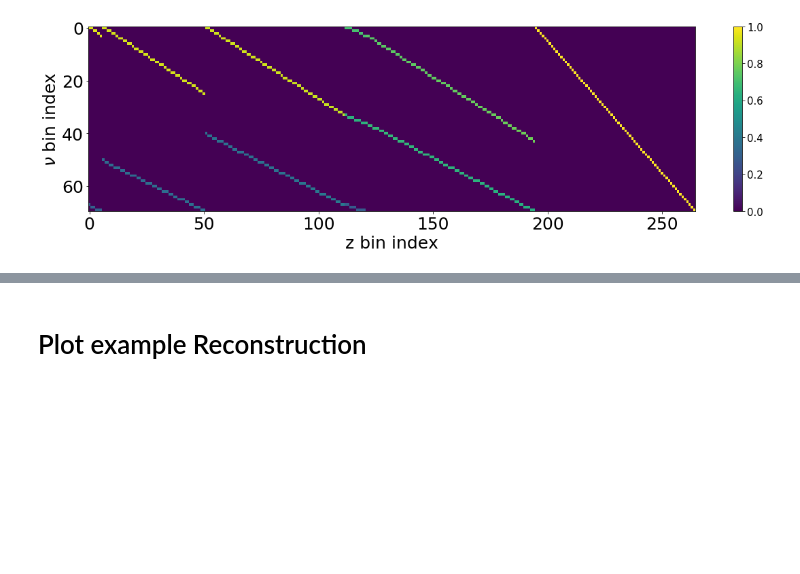
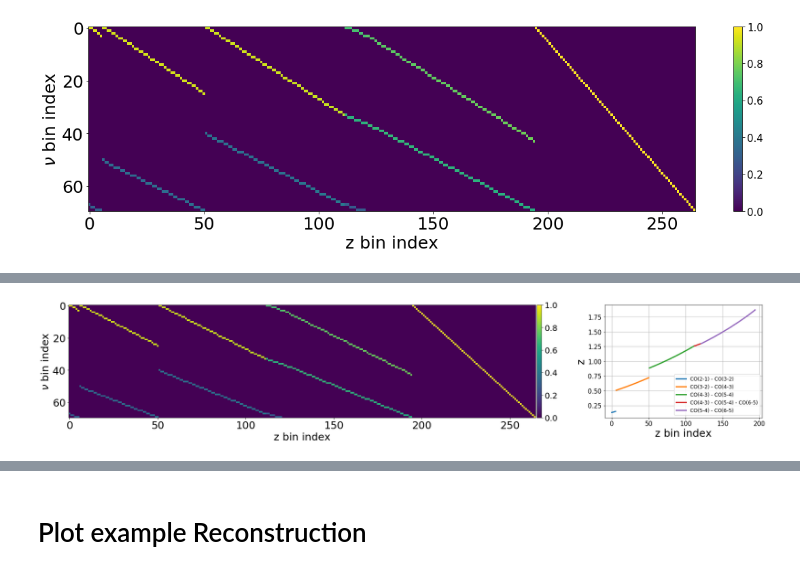
Before and after one commit to yuntingcheng/sim_cii, a Jupyter notebook: sparse_S1_basic.ipynb, the cells around one changed output, grey strips where cells are left out. Cells and saved outputs as stored; diff of their text form; code cells hidden in the pictures; blank space fills up the shorter version.

```diff
--- a/sparse_S1_basic.ipynb
+++ b/sparse_S1_basic.ipynb
@@ -154,0 +184,46 @@ with open('data_internal/sparse_S1_dict.pickle','rb') as pfile:
+# %%
+from matplotlib import gridspec
+from mpl_toolkits.axes_grid1 import make_axes_locatable
+
+fig = plt.figure(figsize=(30, 5))
+gs = gridspec.GridSpec(1, 2, width_ratios=[3,1])
+ax0 = plt.subplot(gs[0])
+ax1 = plt.subplot(gs[1])
+
+img = ax0.imshow(A, aspect='auto', vmin = 0, vmax = 1)
+ax0.set_xlabel('z bin index',fontsize=25)
+ax0.set_ylabel(r'$\nu$ bin index',fontsize = 25)
+divider = make_axes_locatable(ax0)
+cax2 = divider.append_axes("right", size="1%", pad=0.05)
+cbar = fig.colorbar(img, cax=cax2)
+cbar.ax.tick_params(labelsize=20)
+ax0.tick_params(axis='both', which='major', labelsize=25)
+
+import collections
+
+j_dict = collections.OrderedDict()
+for i,z in enumerate(z_coords[sp2]):
+    nu_obs = np.array(nu0_arr) / (1+z)
+    key = np.array(line_targ_vec)[(nu_obs < s_par.nu_max) & (nu_obs > s_par.nu_min)]
+    key = tuple(key)
+    if key in j_dict:
+        j_dict[key].append(i)
+    else:
+        j_dict[key] = [i]
+
+for jpair, idx in j_dict.items():
+    print_name = 'CO(' + str(jpair[0]) + '-' + str(jpair[0]-1) + ')' \
+    + ' - ' + 'CO(' + str(jpair[1]) + '-' + str(jpair[1]-1) + ')'
+    if len(jpair) == 3:
+        print_name = print_name + ' - ' + 'CO(' + str(jpair[2]) + '-' + str(jpair[2]-1) + ')'
+    z_coords2 = z_coords[sp2]
+    ax1.plot(idx, z_coords2[idx], lw = 3, label = print_name)
+
+ax1.set_xlabel('z bin index', fontsize = 25)
+ax1.set_ylabel('z', fontsize = 25)
+ax1.legend(loc = 4, fontsize = 12)
+ax1.tick_params(axis='both', which='major', labelsize=15)
+ax1.grid()
+plt.savefig('plots/paperfig/A_zbins.pdf', bbox_inches = 'tight', dpi = 300)
+# %% [output]
+[figure, added]
```
Also changed, not shown: parts of 6 cells of this notebook, 10 other files.
